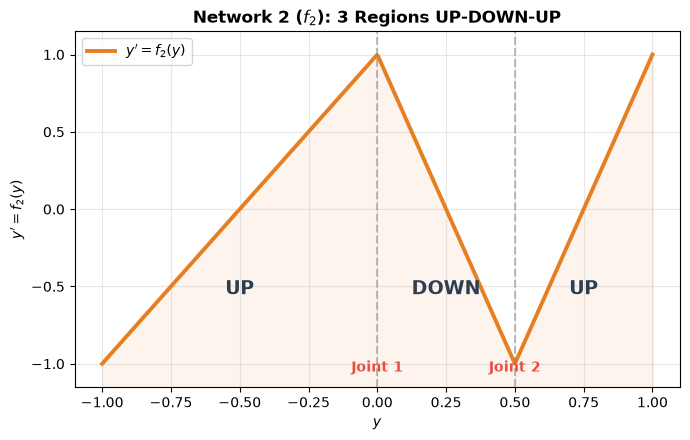
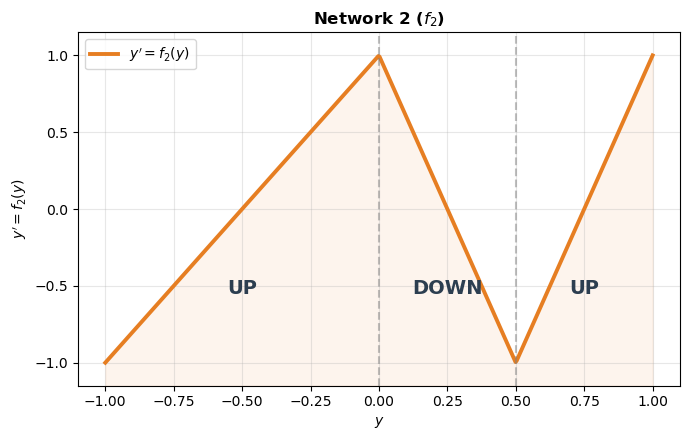
Unified diff of the notebook cell whose output changed from the first chart to the second:
--- before
+++ after
@@ -23,10 +23,8 @@
     ax.axvline(x=yj, color='gray', linestyle='--', alpha=0.5)
 ax.fill_between(y_dense, yp_dense, -1.15, alpha=0.08, color='#E67E22')
-for yj, lbl in [(0, 'Joint 1'), (0.5, 'Joint 2')]:
-    ax.text(yj, -1.05, lbl, fontsize=10, ha='center', color='#E74C3C', fontweight='bold')
 for ym, d in [(-0.5, 'UP'), (0.25, 'DOWN'), (0.75, 'UP')]:
     ax.text(ym, -0.55, d, fontsize=14, ha='center', color='#2C3E50', fontweight='bold')
 ax.set_xlabel('$y$'); ax.set_ylabel("$y' = f_2(y)$")
-ax.set_title('Network 2 ($f_2$): 3 Regions UP-DOWN-UP', fontweight='bold')
+ax.set_title('Network 2 ($f_2$)', fontweight='bold')
 ax.legend(); ax.grid(True, alpha=0.3); ax.set_xlim(-1.1, 1.1); ax.set_ylim(-1.15, 1.15)
 plt.tight_layout(); plt.show()

Commit: 重构组合网络的理解方式